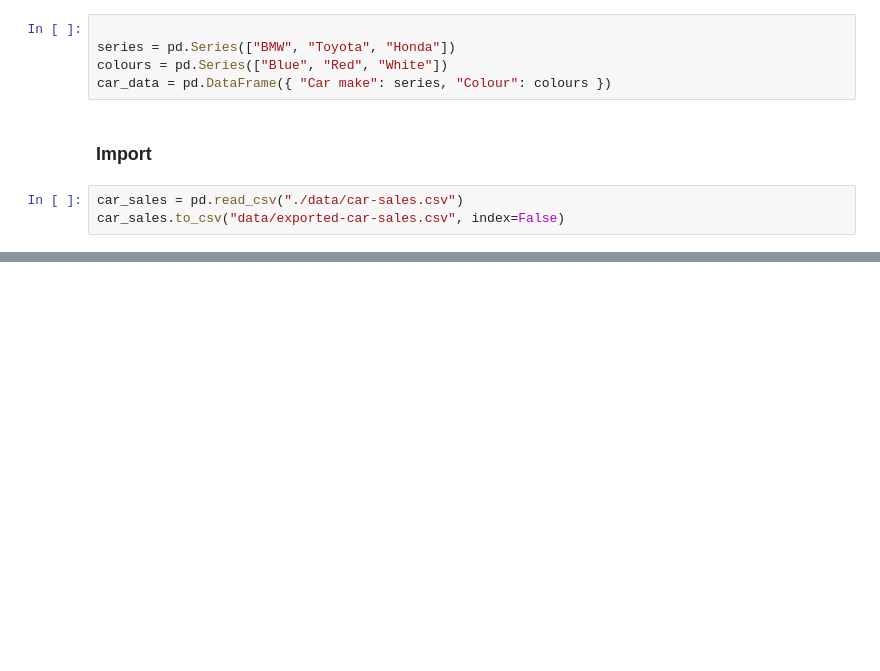
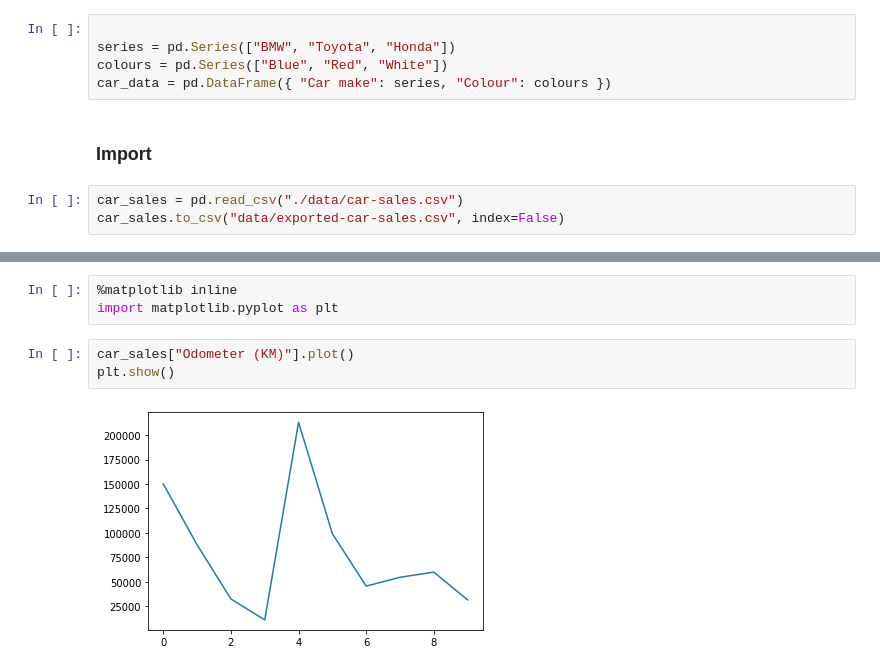
Before and after one commit to wisarootl/complete-machine-learning-and-data-science-bootcamp, a Jupyter notebook: 02-tools-for-machine-larning-and-data-science.ipynb, the cells around one changed output, grey strips where cells are left out. Cells and saved outputs as stored; diff of their text form; blank space fills up the shorter version.

```diff
--- a/02-tools-for-machine-larning-and-data-science.ipynb
+++ b/02-tools-for-machine-larning-and-data-science.ipynb
@@ -22,0 +250,8 @@ car_sales.to_csv("data/exported-car-sales.csv", index=False)
+# %%
+%matplotlib inline
+import matplotlib.pyplot as plt
+# %%
+car_sales["Odometer (KM)"].plot()
+plt.show()
+# %% [output]
+[figure, added]
```
Also changed, not shown: parts of 307 cells of this notebook, 11 other files.
